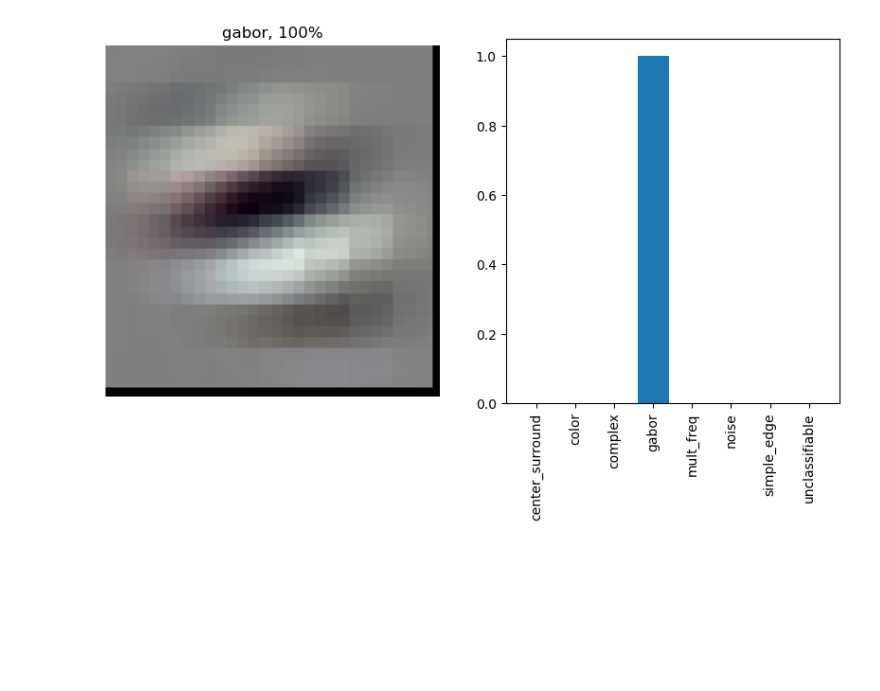
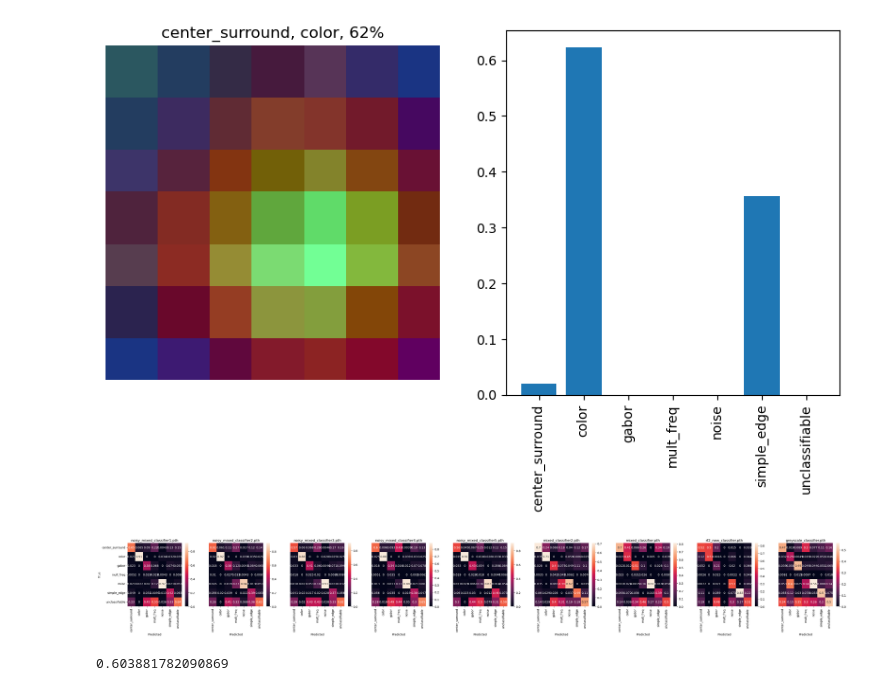
Before and after one commit to fabioseel/rf-classifier, a Jupyter notebook: scripts/analysis.ipynb, the cells around one changed output. Drawn from its saved outputs; the diff is of its cells as text; code cells hidden in the pictures; blank space fills up the shorter version.

```diff
--- a/scripts/analysis.ipynb
+++ b/scripts/analysis.ipynb
@@ -10,0 +19,3 @@ import matplotlib.pyplot as plt
+# %%
+for i in range(torch.cuda.device_count()):
+   print(torch.cuda.get_device_properties(i))
@@ -11,6 +25,6 @@ import matplotlib.pyplot as plt
 # %%
 if torch.cuda.is_available():
-  dev = "cuda:2"
+  dev = "cuda:0"
 else:
   dev = "cpu"
 device = torch.device(dev)
@@ -23,6 +51 @@ data = ImageFolder("../data/example_rfs", transform=valid_transforms)
 id_to_class = {data.class_to_idx[class_name]: class_name for class_name in data.class_to_idx}
-# %%
-classifier = CNNClassifier(n_classes=len(data.classes))
-classifier.load_state_dict(torch.load("../weights/cnn_classifier/first_simple_classifier.pth"))
-classifier.to(device)
-classifier.eval()
@@ -53,15 +52,49 @@ plt.show()
+# %%
+classifiers = []
+ensemble_models = []
+ensemble_models = ["../weights/cnn_classifier/noisy_mixed_classifier"+str(i+1)+".pth" for i in range(0,5)]
+ensemble_models.append("../weights/cnn_classifier/mixed_classifier2.pth")
+ensemble_models.append("../weights/cnn_classifier/mixed_classifier.pth")
+ensemble_models.append("../weights/cnn_classifier/greyscale_classifier.pth")
+ensemble_models.append("../weights/cnn_classifier/rf2_new_classifier.pth")
+for model_path in ensemble_models:
+    model_name = os.path.split(model_path)[1]
+    classifier = CNNClassifier(n_classes=len(data.classes))
+    classifier.name = model_name
+    classifier.load_state_dict(torch.load(model_path))
+    classifier.to(device)
+    classifier.eval()
+    classifiers.append(classifier)
 # %%
-img_offset = 240
-img_no = 9
-test_img = test[30+img_no//8*img_offset:225+img_no//8*img_offset,20+(img_no%8)*img_offset:205+(img_no%8)*img_offset]
+dataset_id = 10
+test_img, label = data[dataset_id]
+
 fig,axes = plt.subplots(1,2, figsize=(10,5))
-axes[0].imshow(test_img)
-result = classifier(valid_transforms(test_img)[None].to(device))
+axes[0].imshow(ColorRescale()(test_img.movedim(0,2)))
+result = classifier(test_img[None].to(torch.float).to(device))
 result_id = result.argmax().item()
-axes[0].set_title(id_to_class[result_id] + ", {:.0%}".format(result[0,result_id]))
+axes[0].set_title(id_to_class[label] + ", " + id_to_class[result_id] + ", {:.0%}".format(result[0,result_id]))
 axes[0].set_axis_off()
 axes[1].bar(data.classes,result[0].detach().cpu())
 plt.xticks(rotation=90)
 plt.show()
 # %% [output]
-[figure, old version]
+[figure, new version]
+# %%
+fig, axes = plt.subplots(1,len(classifiers), figsize = (len(classifiers*5), 4))
+for i, (ax, classifier) in enumerate(zip(axes,classifiers)):
+    acc, outputs, labels = validate(classifier, dataloader, device)
+    outputs, labels = np.array(outputs), np.array(labels)
+    predicted = np.argmax(outputs, 1)
+    conf_matrix = confusion_matrix(labels, predicted, normalize='pred')
+    sns.heatmap(conf_matrix, xticklabels = data.classes, yticklabels= data.classes, annot=True, ax = ax)
+    if i!=0:
+        ax.sharey(axes[0])
+        ax.get_yaxis().set_visible(False)
+    else:
+        ax.set_ylabel("True")
+    ax.set_xlabel("Predicted")
+    ax.set_title(classifier.name)
+plt.show()
+# %% [output]
+[figure, added]
@@ -67,0 +106,4 @@ plt.show()
+# %%
+print(acc)
+# %% [output]
+0.603881782090869
```
Also changed, not shown: parts of 15 cells of this notebook.
